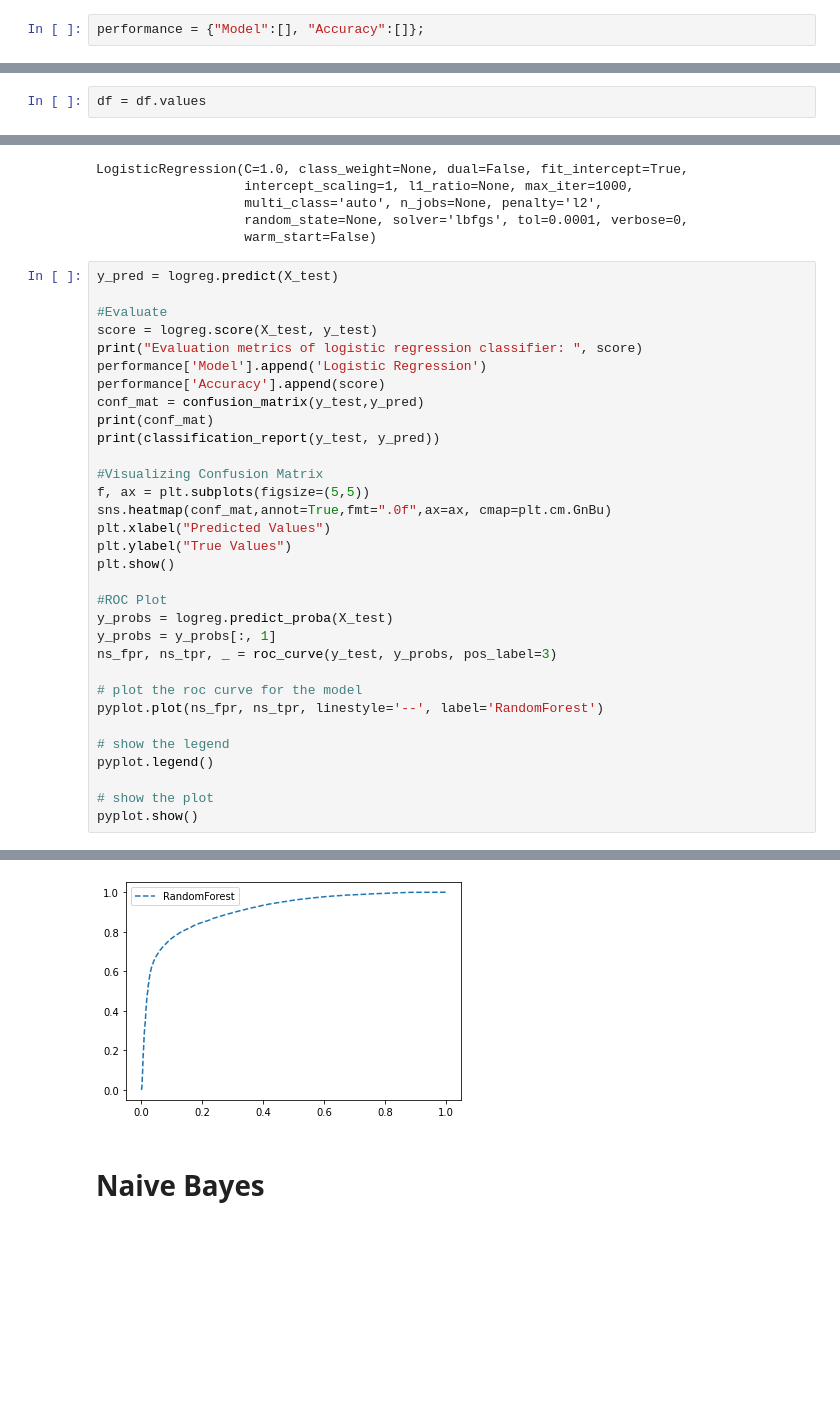
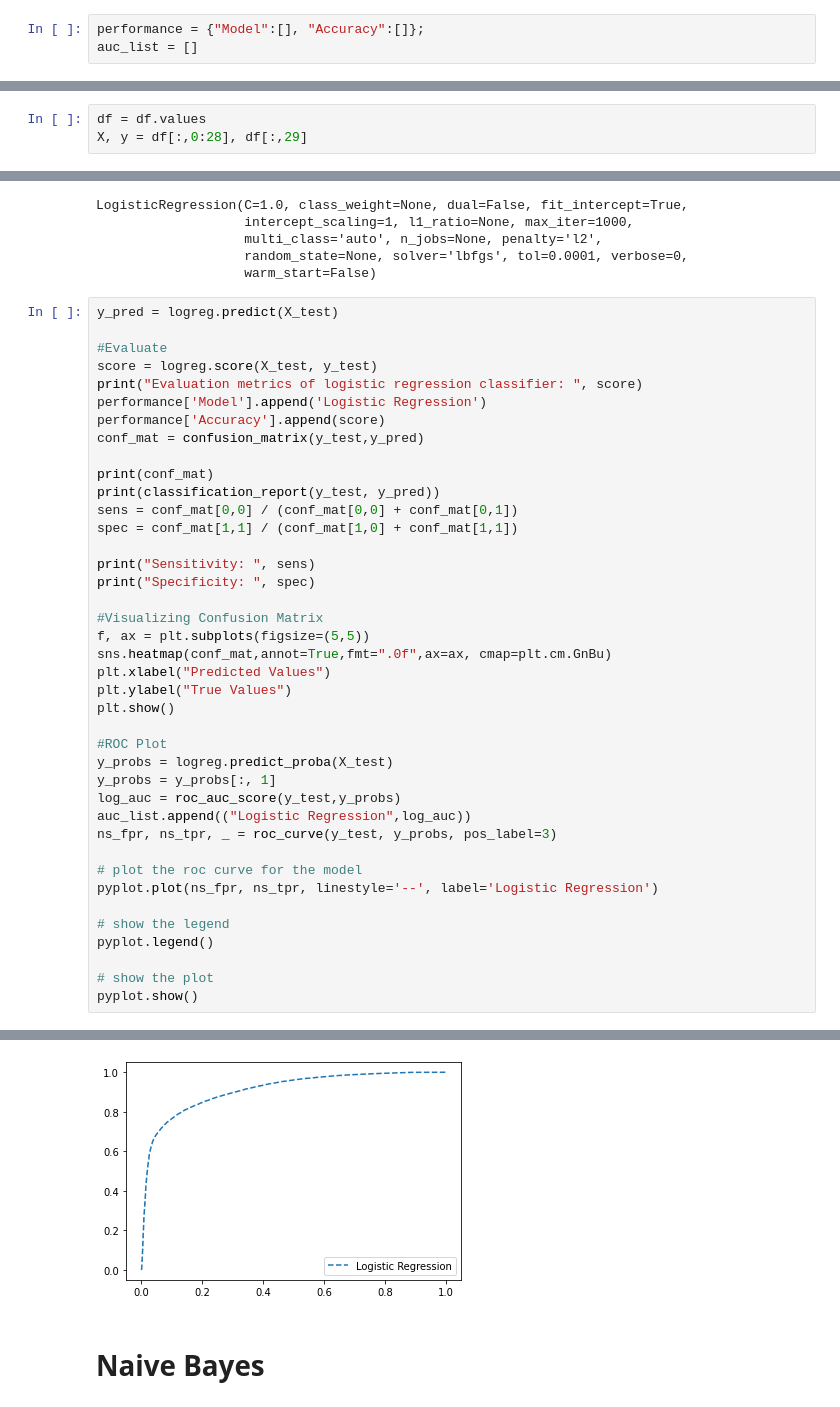
Before and after one commit to AliShujjat/DropOutRatesInPakistan, a Jupyter notebook: Model_Training.ipynb, the cells around one changed output, grey strips where cells are left out. Saved outputs shown, nothing was run; the diff lists cells and outputs as text; blank space fills up the shorter version.

```diff
--- a/Model_Training.ipynb
+++ b/Model_Training.ipynb
@@ -38,6 +39,7 @@ from keras.layers import Dense # build our layers library
 df = pd.read_csv('Edu2.csv')
 # %%
 performance = {"Model":[], "Accuracy":[]};
+auc_list = []
 # %% [markdown]
 # Preprocessing
 # %%
@@ -70,3 +72,4 @@ len(df.columns)
 30
 # %%
 df = df.values
+X, y = df[:,0:28], df[:,29]
@@ -122,8 +120,14 @@ print("Evaluation metrics of logistic regression classifier: ", score)
 performance['Model'].append('Logistic Regression')
 performance['Accuracy'].append(score)
 conf_mat = confusion_matrix(y_test,y_pred)
+
 print(conf_mat)
 print(classification_report(y_test, y_pred))
+sens = conf_mat[0,0] / (conf_mat[0,0] + conf_mat[0,1])
+spec = conf_mat[1,1] / (conf_mat[1,0] + conf_mat[1,1])
+
+print("Sensitivity: ", sens)
+print("Specificity: ", spec)
 
 #Visualizing Confusion Matrix
 f, ax = plt.subplots(figsize=(5,5))
@@ -135,10 +139,12 @@ plt.show()
 #ROC Plot
 y_probs = logreg.predict_proba(X_test)
 y_probs = y_probs[:, 1]
+log_auc = roc_auc_score(y_test,y_probs)
+auc_list.append(("Logistic Regression",log_auc))
 ns_fpr, ns_tpr, _ = roc_curve(y_test, y_probs, pos_label=3)
 
 # plot the roc curve for the model
-pyplot.plot(ns_fpr, ns_tpr, linestyle='--', label='RandomForest')
+pyplot.plot(ns_fpr, ns_tpr, linestyle='--', label='Logistic Regression')
 
 # show the legend
 pyplot.legend()
@@ -160,5 +169,5 @@ weighted avg       0.84      0.84      0.84     85862
 [figure]
-[figure, old version]
+[figure, new version]
 # %% [markdown]
 # Naive Bayes
 # %%
```
Also changed, not shown: parts of 17 cells of this notebook.
